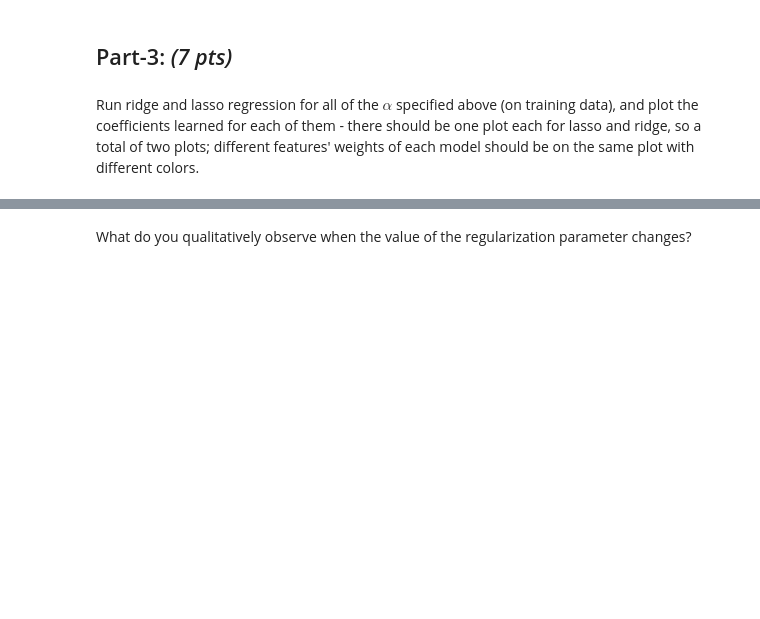
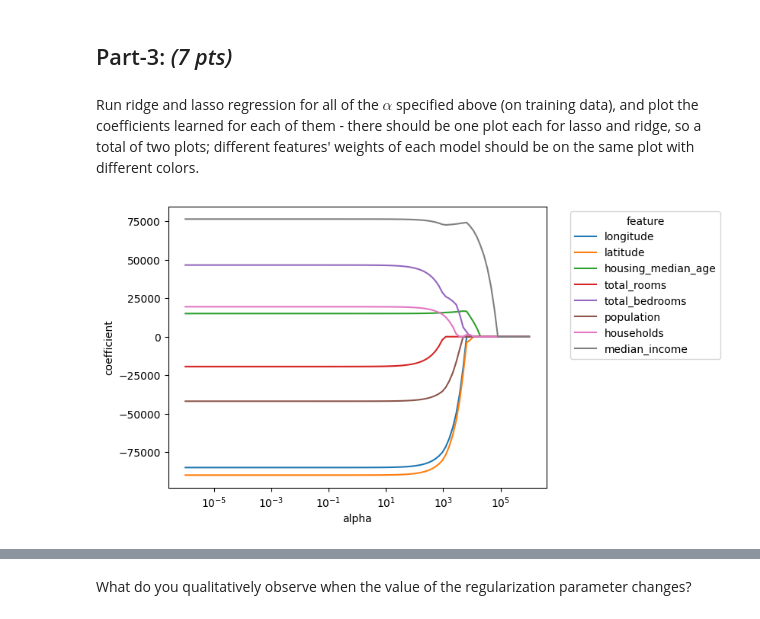
Before and after one commit to psinha25/ece381-aml, a Jupyter notebook: hw1/HW_1.ipynb, the cells around one changed output, grey strips where cells are left out. Cells and saved outputs as stored; diff of their text form; code cells hidden in the pictures; blank space fills up the shorter version.

```diff
--- a/hw1/HW_1.ipynb
+++ b/hw1/HW_1.ipynb
@@ -329,21 +327,20 @@ Run ridge and lasso regression for all of the $\alpha$ specified above (on train
 
 alphas = 10**np.linspace(6,-6,100)
 
-lasso = linear_model.Lasso(alpha=alpha)
 coefs = []
-
 for a in alphas:
   #Specify current alpha as parameter for the lasso model
   ## START CODE ## (1 line of code)
-
+  lasso = linear_model.Lasso(alpha=a)
   ## END CODE ##
 
   #Fit the training data to the lasso model
   ## START CODE ## (1 line of code)
-
+  lasso.fit(Xscaled_train, y_train)
   ## END CODE ##
 
   #Store learned coefficients in the coef variable
   ## START CODE ## (1 line of code)
-
+  coefs.append(list(lasso.coef_))
+  # print(lasso.feature_names_in_)
   ## END CODE ##
@@ -355,3 +347,26 @@ for a in alphas:
+# %%
+# Write the code to make the plot for coefficients learned from lasso
+## START CODE ##
+alpha_list = []
+coefs_list = []
+feature_list = []
+for i, a in enumerate(alphas):
+    alpha_list.extend([a] * len(coefs[i]))
+    coefs_list.extend(coefs[i])
+    feature_list.extend(['longitude', 'latitude', 'housing_median_age', 'total_rooms', 'total_bedrooms', 'population', 'households', 'median_income'])
+df_plot = pd.DataFrame()
+df_plot['alpha'] = alpha_list
+df_plot['coefficient'] = coefs_list
+df_plot['feature'] = feature_list
+
+p1 = sns.lineplot(data=df_plot, x='alpha', y='coefficient', hue='feature')
+plt.xscale('log')
+plt.legend(title='feature', bbox_to_anchor=(1.05, 1.0), loc='upper left')
+plt.show()
+
+## END CODE ##
+# %% [output]
+[figure, added]
 # %%
 # Ridge Regression
 
```
Also changed, not shown: parts of 8 cells of this notebook.
